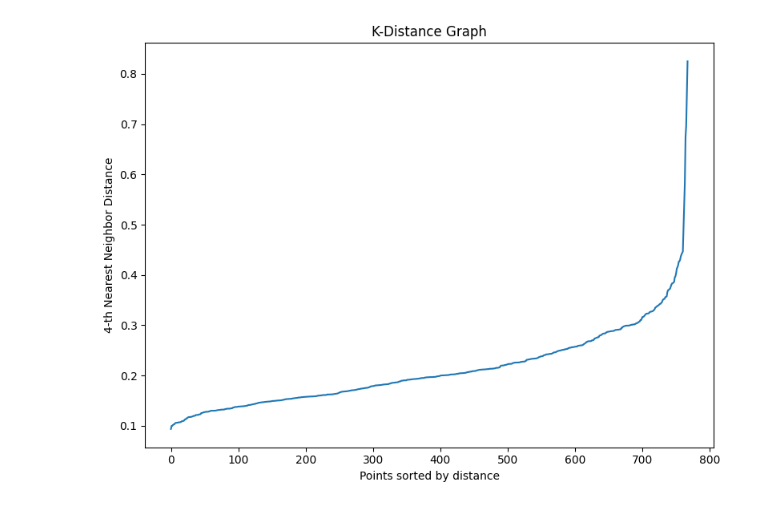
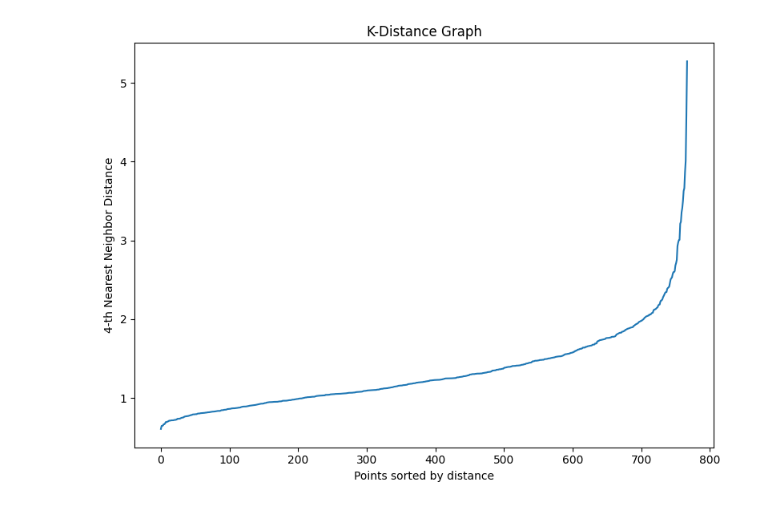
Before and after one commit to MahyadSaedpanah/ML---Pima-Indian-Diabetes, a Jupyter notebook: DBScan.ipynb, the cells around one changed output. Drawn from its saved outputs; the diff is of its cells as text; code cells hidden in the pictures.

```diff
--- a/DBScan.ipynb
+++ b/DBScan.ipynb
@@ -9,8 +9,7 @@ from sklearn.neighbors import NearestNeighbors
 import seaborn as sns
 # %%
 # Load the dataset
-data = pd.read_csv('pima_cleaned.csv')
+data = pd.read_csv('diabetes.csv')
 
-# Separate features and target
-X = data.drop('Outcome', axis=1)  # Features
-y = data['Outcome']  # Target (for reference, not used in clustering)
+# Check for missing values
+print("Missing values:\n", data.isnull().sum())
@@ -17,3 +28,7 @@ y = data['Outcome']  # Target (for reference, not used in clustering)
+# %%
+# Standardize the features
+scaler = StandardScaler()
+X_scaled = scaler.fit_transform(X)
 # %%
 # Function to plot k-distance graph for epsilon estimation
 def plot_k_distance(X, k=4):
@@ -29,6 +44,6 @@ def plot_k_distance(X, k=4):
     plt.tight_layout()
 # %%
 # Plot k-distance graph to estimate epsilon
-plot_k_distance(X, k=4)
+plot_k_distance(X_scaled, k=4)
 # %% [output]
-[figure, old version]
+[figure, new version]
```
Also changed, not shown: parts of 6 cells of this notebook, 1 other file.
